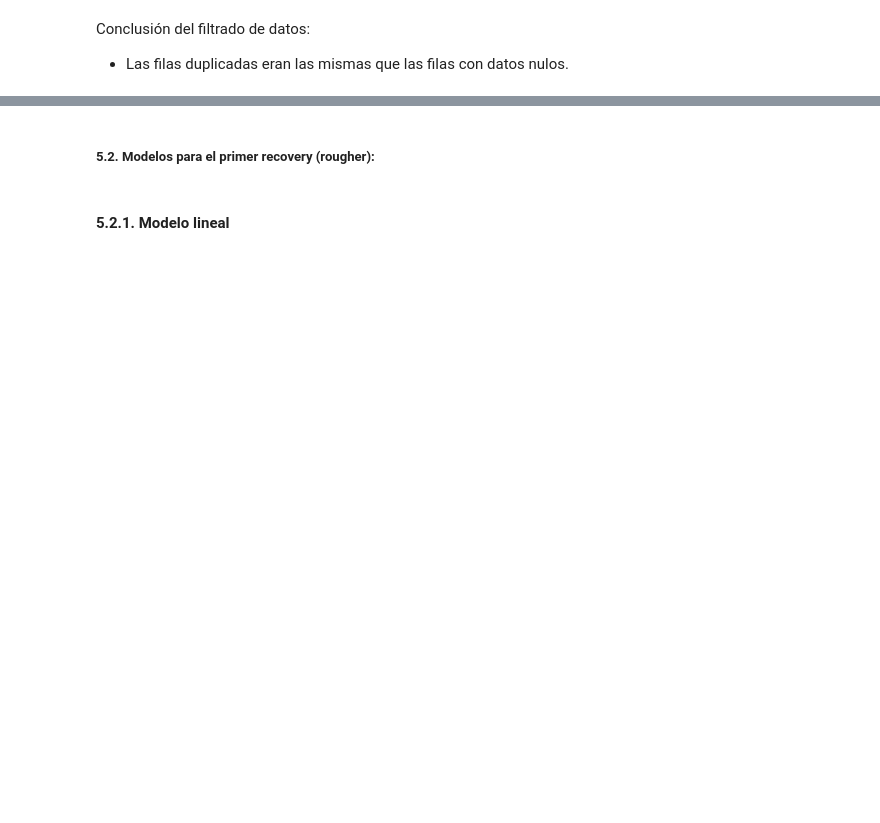
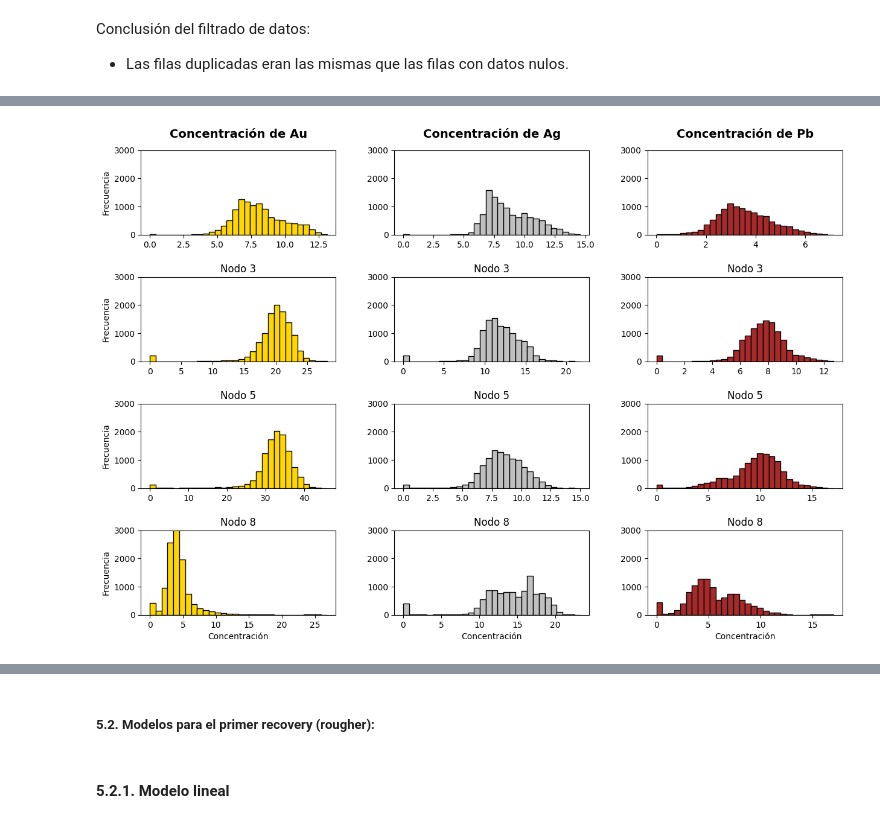
Before and after one commit to Fernandojbf123/proceso_de_extraccion_de_oro, a Jupyter notebook: main.ipynb, the cells around one changed output, grey strips where cells are left out. Cells and saved outputs as stored; diff of their text form; code cells hidden in the pictures; blank space fills up the shorter version.

Commit message:
Fix: modelos de regresion listos

```diff
--- a/main.ipynb
+++ b/main.ipynb
@@ -302,0 +272,3 @@ Name: final.output.recovery, dtype: float64
+# %%
+# Eliminar todos los valores NaN del conjunto de entrenamiento para evitar problemas en el entrenamiento de los modelos
+training_data = training_data.dropna()
@@ -302,0 +301,55 @@ Name: final.output.recovery, dtype: float64
+# %%
+# 2.1.1. Figuras de concentración de Au, Ag y Pb en las diferentes etapas del proceso
+figure, axes = plt.subplots(4, 3, figsize=(15, 10))
+
+# Au
+axes[0,0].hist(training_data["rougher.input.feed_au"], bins=30, color='gold', edgecolor='black')
+axes[0,0].set_title("Nodo 1")
+axes[1,0].hist(training_data["rougher.output.concentrate_au"], bins=30, color='gold', edgecolor='black')
+axes[1,0].set_title("Nodo 3")
+axes[2,0].hist(training_data["primary_cleaner.output.concentrate_au"], bins=30, color='gold', edgecolor='black')
+axes[2,0].set_title("Nodo 5")
+axes[3,0].hist(training_data["secondary_cleaner.output.tail_au"], bins=30, color='gold', edgecolor='black')
+axes[3,0].set_title("Nodo 8")
+
+axes[0,1].hist(training_data["rougher.input.feed_ag"], bins=30, color='silver', edgecolor='black')
+axes[1,1].hist(training_data["rougher.output.concentrate_ag"], bins=30, color='silver', edgecolor='black')
+axes[1,1].set_title("Nodo 3")
+axes[2,1].hist(training_data["primary_cleaner.output.concentrate_ag"], bins=30, color='silver', edgecolor='black')
+axes[2,1].set_title("Nodo 5")
+axes[3,1].hist(training_data["secondary_cleaner.output.tail_ag"], bins=30, color='silver', edgecolor='black')
+axes[3,1].set_title("Nodo 8")
+
+axes[0,2].hist(training_data["rougher.input.feed_pb"], bins=30, color='brown', edgecolor='black')
+axes[0,0].set_title("Nodo 1")
+axes[1,2].hist(training_data["rougher.output.concentrate_pb"], bins=30, color='brown', edgecolor='black')
+axes[1,2].set_title("Nodo 3")
+axes[2,2].hist(training_data["primary_cleaner.output.concentrate_pb"], bins=30, color='brown', edgecolor='black')
+axes[2,2].set_title("Nodo 5")
+axes[3,2].hist(training_data["secondary_cleaner.output.tail_pb"], bins=30, color='brown', edgecolor='black')
+axes[3,2].set_title("Nodo 8")
+
+for ax in axes.flatten():
+    ax.set_ylim(0, 3000)
+
+axes[0,0].set_ylabel("Frecuencia")
+axes[1,0].set_ylabel("Frecuencia")
+axes[2,0].set_ylabel("Frecuencia")
+axes[3,0].set_ylabel("Frecuencia")
+
+axes[3,0].set_xlabel("Concentración")
+axes[3,1].set_xlabel("Concentración")
+axes[3,2].set_xlabel("Concentración")
+
+figure.subplots_adjust(hspace=0.5 , wspace=0.3)
+
+titulos_columnas = ['Concentración de Au', 'Concentración de Ag', 'Concentración de Pb']
+
+# Iterar sobre los ejes de la primera fila (fila 0) y asignar el título
+for ax, titulo in zip(axes[0], titulos_columnas):
+    ax.set_title(titulo, fontsize=14, fontweight='bold', pad=15)
+
+
+plt.show()
+# %% [output]
+[figure, added]
```
Also changed, not shown: parts of 68 cells of this notebook.
